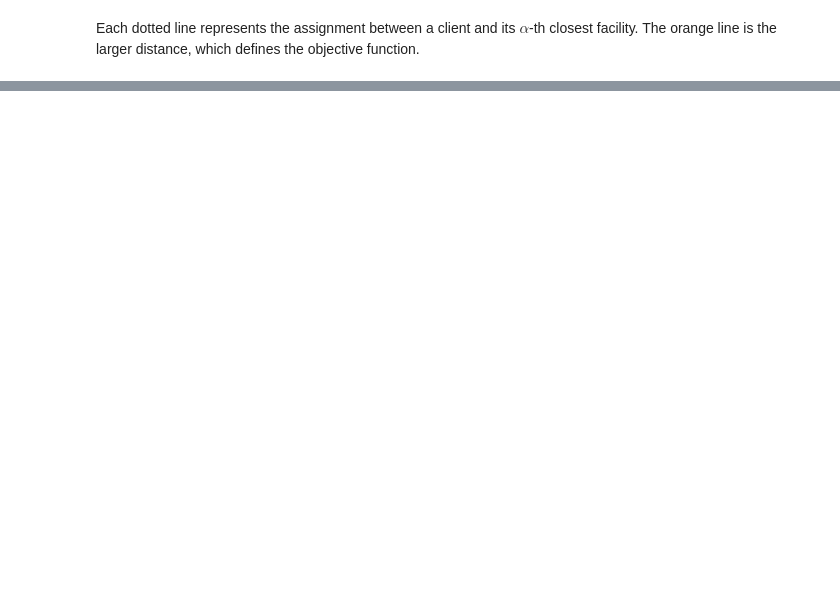
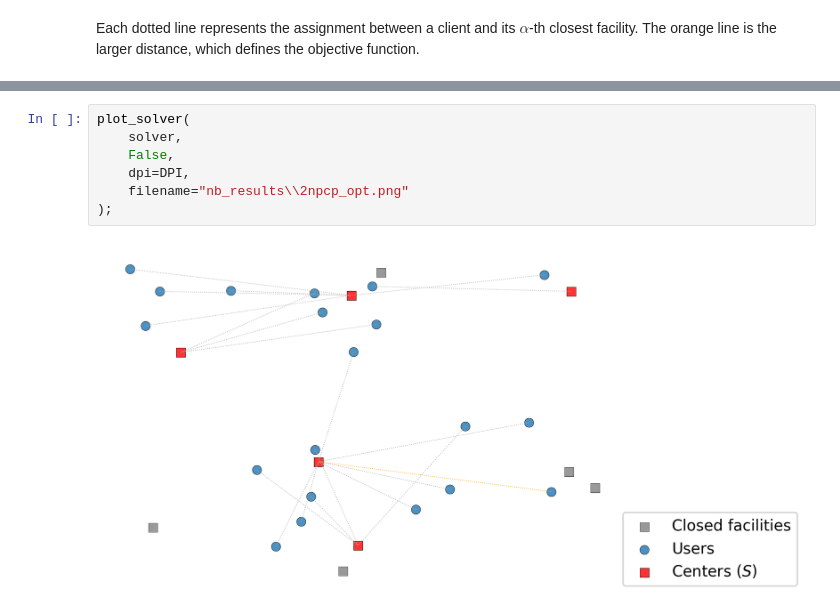
Before and after one commit to netotz/alpha-neighbor-p-center-problem, a Jupyter notebook: anpcp/simple_plots.ipynb, the cells around one changed output, grey strips where cells are left out. Drawn from its saved outputs; the diff is of its cells as text; blank space fills up the shorter version.

```diff
--- a/anpcp/simple_plots.ipynb
+++ b/anpcp/simple_plots.ipynb
@@ -28,0 +60,9 @@ Solution(open_facilities={1, 3, 6, 8, 9}, critical_allocation=AllocatedFacility(
+# %%
+plot_solver(
+    solver,
+    False,
+    dpi=DPI,
+    filename="nb_results\\2npcp_opt.png"
+);
+# %% [output]
+[figure, added]
```
Also changed, not shown: parts of 11 cells of this notebook, 3 other files.
